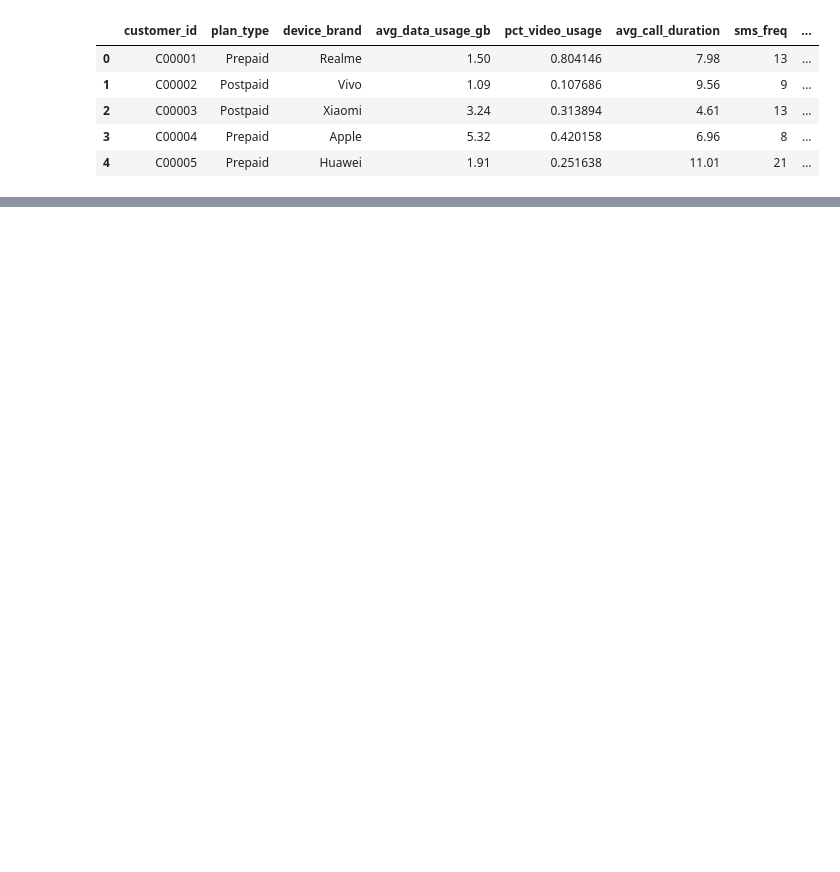
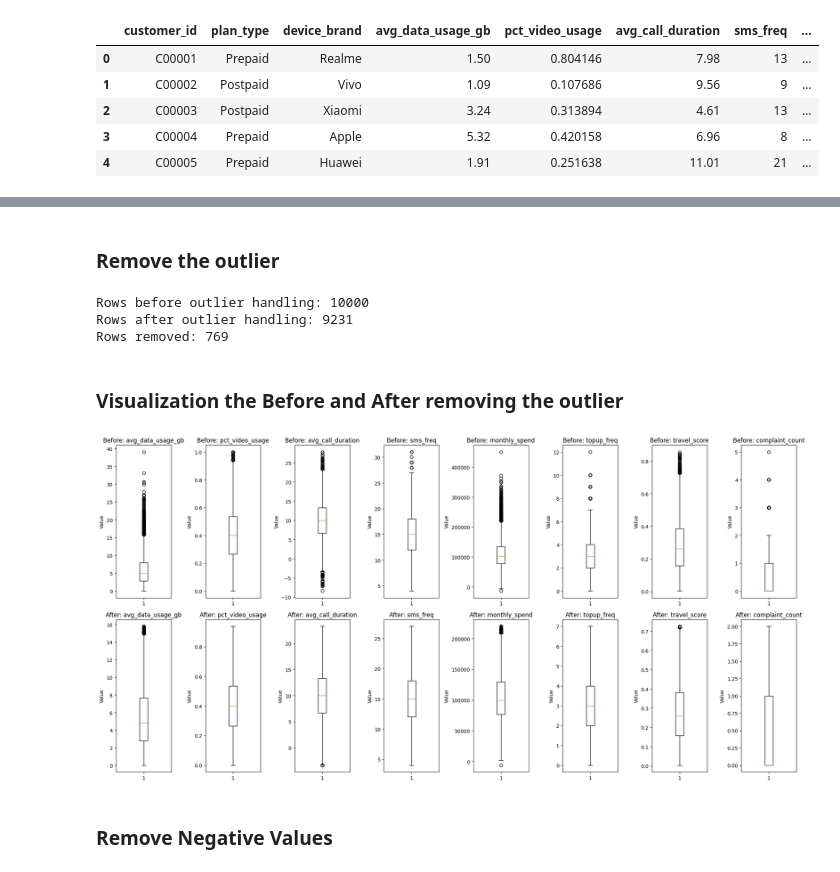
Before and after one commit to telco-system-recommendation/telco-model, a Jupyter notebook: notebook/main.ipynb, the cells around one changed output, grey strips where cells are left out. Cells and saved outputs as stored; diff of their text form; code cells hidden in the pictures; blank space fills up the shorter version.

```diff
--- a/notebook/main.ipynb
+++ b/notebook/main.ipynb
@@ -61,0 +131,5 @@ df.head()
+# %%
+print("\nSUMMARY OUTLIERS")
+for col, count in outlier_info.items():
+    if count > 0:
+        print(f"{col}: {count} outliers ({count/len(df)*100:.2f}%)")
@@ -61,0 +146,48 @@ df.head()
+# %% [markdown]
+### Remove the outlier
+# %%
+# Strategy: Remove rows where any numeric column has outliers (based on IQR)
+# Create a mask for rows to keep (no outliers in any numeric column)
+mask = pd.Series([True] * len(df))
+for col in numerical_cols:
+    Q1 = df[col].quantile(0.25)
+    Q3 = df[col].quantile(0.75)
+    IQR = Q3 - Q1
+    lower_bound = Q1 - 1.5 * IQR
+    upper_bound = Q3 + 1.5 * IQR
+    mask &= (df[col] >= lower_bound) & (df[col] <= upper_bound)
+
+df_before_outlier_handling = df.copy()
+df = df[mask].copy()
+
+print(f"Rows before outlier handling: {len(df_before_outlier_handling)}")
+print(f"Rows after outlier handling: {len(df)}")
+print(f"Rows removed: {len(df_before_outlier_handling) - len(df)}")
+# %% [output]
+Rows before outlier handling: 10000
+Rows after outlier handling: 9231
+Rows removed: 769
+# %% [markdown]
+### Visualization the Before and After removing the outlier
+# %%
+
+# Visualize Before and After Outlier Handling
+fig, axes = plt.subplots(2, len(numerical_cols), figsize=(20, 10))
+
+for idx, col in enumerate(numerical_cols):
+    # Before
+    axes[0, idx].boxplot(df_before_outlier_handling[col].dropna())
+    axes[0, idx].set_title(f'Before: {col}')
+    axes[0, idx].set_ylabel('Value')
+
+    # After
+    axes[1, idx].boxplot(df[col].dropna())
+    axes[1, idx].set_title(f'After: {col}')
+    axes[1, idx].set_ylabel('Value')
+
+plt.tight_layout()
+plt.show()
+# %% [output]
+[figure, added]
+# %% [markdown]
+### Remove Negative Values
```
Also changed, not shown: parts of 33 cells of this notebook, 7 other files.
